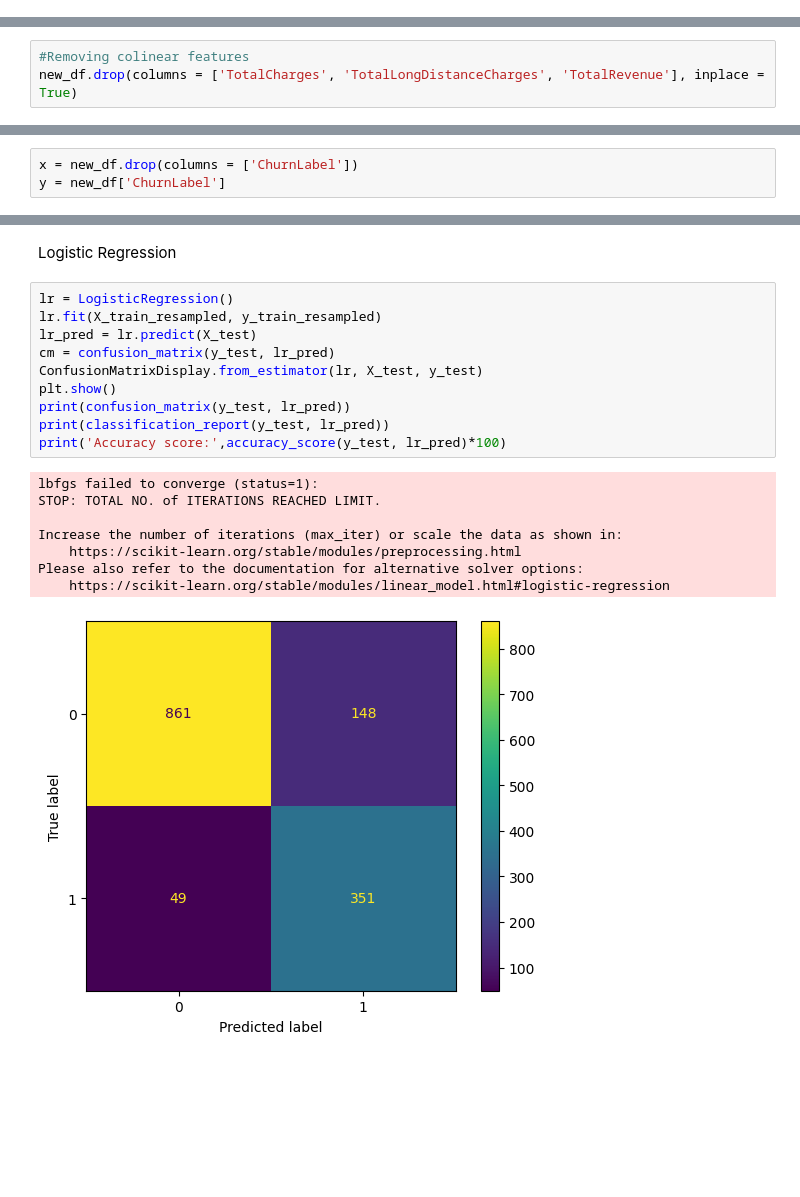
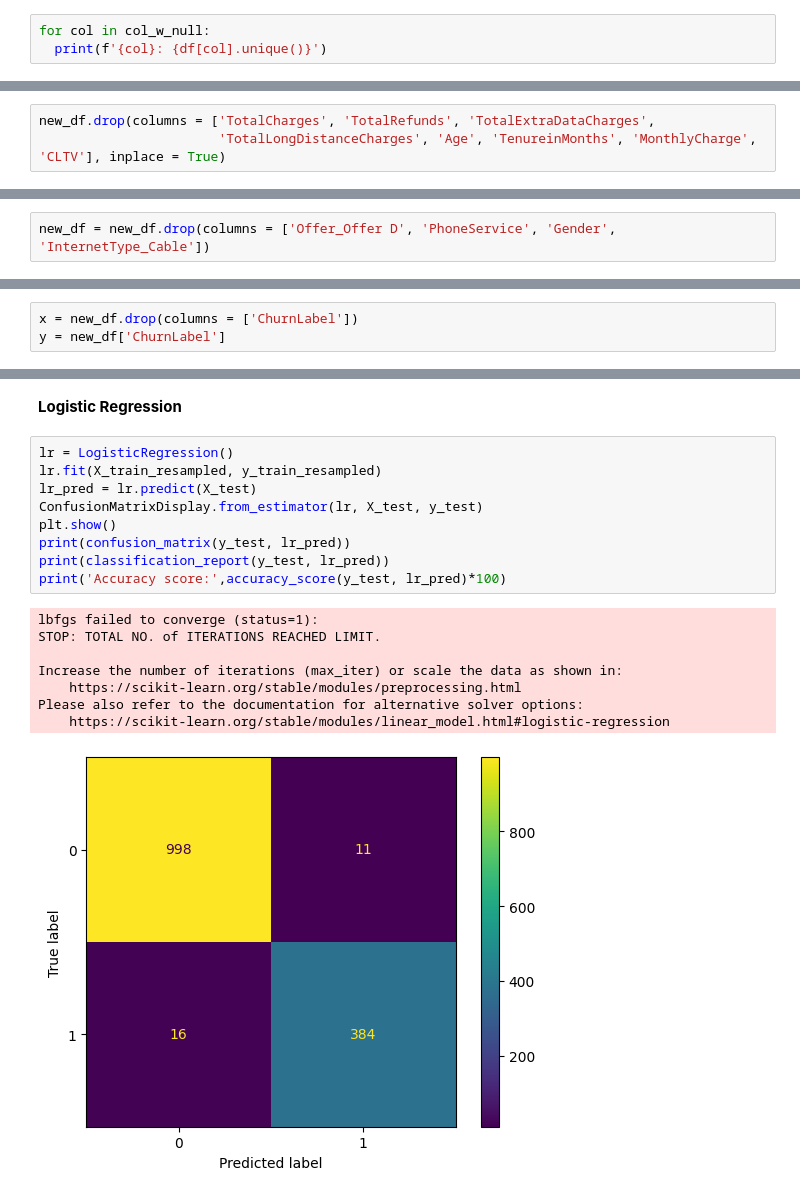
Before and after one commit to Ulderrajd/Data-Analyst-Portfolio, a Jupyter notebook: Python/TelcoCustomer.ipynb, the cells around one changed output, grey strips where cells are left out. Cells and saved outputs as stored; diff of their text form; blank space fills up the shorter version.

```diff
--- a/Python/TelcoCustomer.ipynb
+++ b/Python/TelcoCustomer.ipynb
@@ -108,2 +105,5 @@ print(df['ChurnReason'].unique())
 # %%
 col_w_null = ['Offer', 'InternetType','ChurnCategory','ChurnReason']
+# %%
+for col in col_w_null:
+  print(f'{col}: {df[col].unique()}')
@@ -445,3 +511,3 @@ new_df
 # %%
-#Removing colinear features
-new_df.drop(columns = ['TotalCharges', 'TotalLongDistanceCharges', 'TotalRevenue'], inplace = True)
+new_df.drop(columns = ['TotalCharges', 'TotalRefunds', 'TotalExtraDataCharges',
+                       'TotalLongDistanceCharges', 'Age', 'TenureinMonths', 'MonthlyCharge', 'CLTV'], inplace = True)
@@ -457,0 +573,2 @@ new_df.head()
+# %%
+new_df = new_df.drop(columns = ['Offer_Offer D', 'PhoneService', 'Gender', 'InternetType_Cable'])
@@ -498,22 +642,21 @@ sns.countplot(data = df_after, x = 'ChurnLabel')
 [figure]
-# %% [markdown]
-Logistic Regression
+# %% [markdown]
+**Logistic Regression**
 # %%
 lr = LogisticRegression()
 lr.fit(X_train_resampled, y_train_resampled)
 lr_pred = lr.predict(X_test)
-cm = confusion_matrix(y_test, lr_pred)
 ConfusionMatrixDisplay.from_estimator(lr, X_test, y_test)
 plt.show()
 print(confusion_matrix(y_test, lr_pred))
 print(classification_report(y_test, lr_pred))
 print('Accuracy score:',accuracy_score(y_test, lr_pred)*100)
 # %% [output]
 lbfgs failed to converge (status=1):
 STOP: TOTAL NO. of ITERATIONS REACHED LIMIT.
 
 Increase the number of iterations (max_iter) or scale the data as shown in:
     https://scikit-learn.org/stable/modules/preprocessing.html
 Please also refer to the documentation for alternative solver options:
     https://scikit-learn.org/stable/modules/linear_model.html#logistic-regression
-[figure, old version]
+[figure, new version]
```
Also changed, not shown: parts of 75 cells of this notebook.
